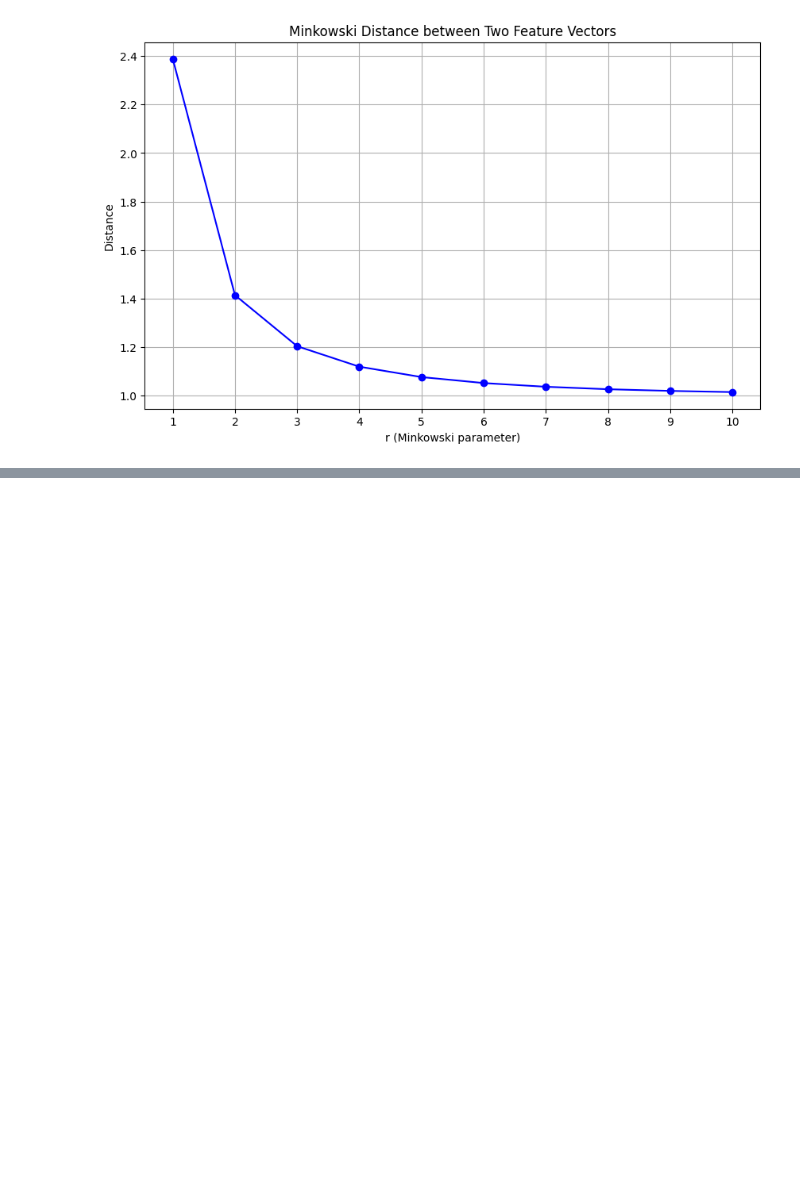
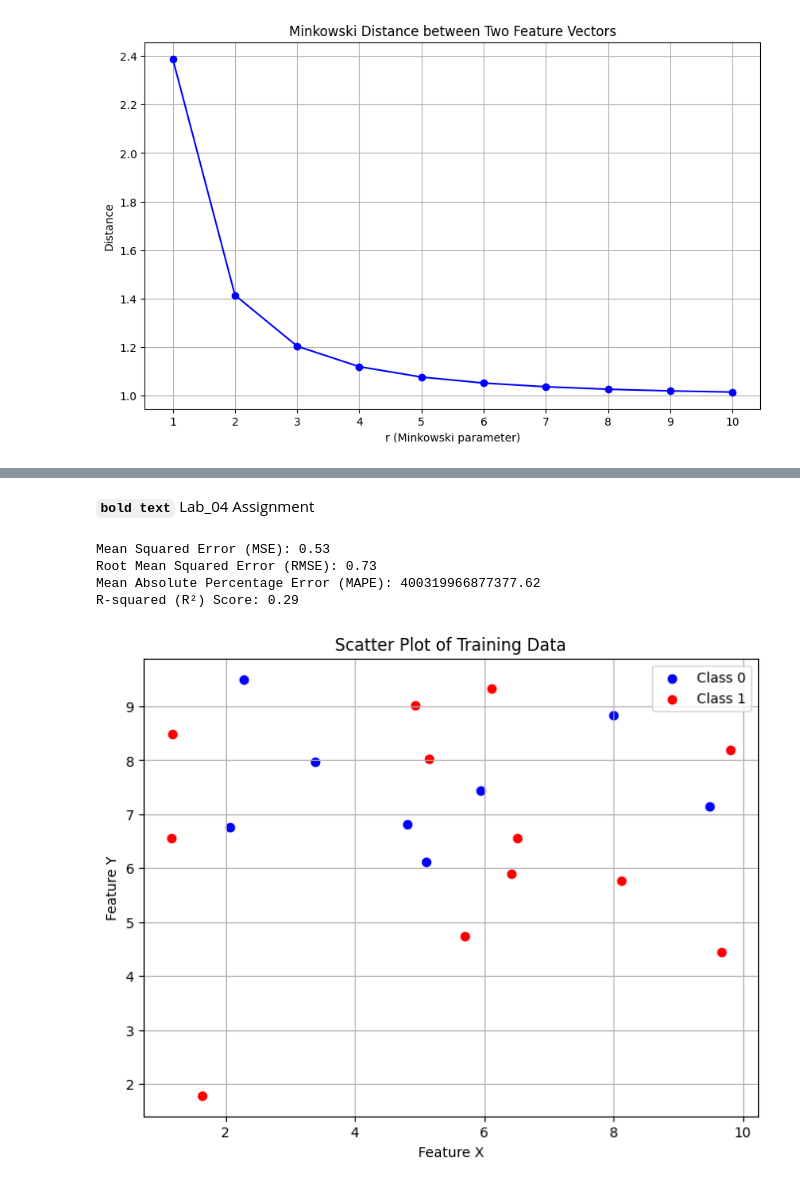
Before and after one commit to Arjun650/MachineLearning, a Jupyter notebook: lab_02Revised.ipynb, the cells around one changed output, grey strips where cells are left out. Cells and saved outputs as stored; diff of their text form; code cells hidden in the pictures; blank space fills up the shorter version.

```diff
--- a/lab_02Revised.ipynb
+++ b/lab_02Revised.ipynb
@@ -276,0 +280,62 @@ Accuracy: 0.60
+# %% [markdown]
+**`bold text`** Lab_04 Assignment
+# %%
+from sklearn.preprocessing import LabelEncoder
+
+# Initialize the LabelEncoder
+label_encoder = LabelEncoder()
+
+# Fit and transform y_train
+y_train_encoded = label_encoder.fit_transform(y_train)
+
+# Transform train_predictions using the same encoder
+train_predictions_encoded = label_encoder.transform(train_predictions)
+
+# Calculate MSE, RMSE, MAPE, and R2 Score using encoded labels
+mse = mean_squared_error(y_train_encoded, train_predictions_encoded)
+rmse = np.sqrt(mse)
+mape = mean_absolute_percentage_error(y_train_encoded, train_predictions_encoded)
+r2 = r2_score(y_train_encoded, train_predictions_encoded)
+
+# Print results
+print(f"Mean Squared Error (MSE): {mse:.2f}")
+print(f"Root Mean Squared Error (RMSE): {rmse:.2f}")
+print(f"Mean Absolute Percentage Error (MAPE): {mape:.2f}")
+print(f"R-squared (R²) Score: {r2:.2f}")
+# %% [output]
+Mean Squared Error (MSE): 0.53
+Root Mean Squared Error (RMSE): 0.73
+Mean Absolute Percentage Error (MAPE): 400319966877377.62
+R-squared (R²) Score: 0.29
+# %%
+import numpy as np
+import matplotlib.pyplot as plt
+
+# Seed for reproducibility
+np.random.seed(0)
+
+# Generate 20 random data points for X and Y
+X = np.random.uniform(1, 10, size=(20, 2))
+# Randomly assign classes: 0 (Blue) or 1 (Red)
+y = np.random.choice([0, 1], size=20)
+
+# Create a scatter plot
+plt.figure(figsize=(8, 6))
+
+# Plot points for class 0
+plt.scatter(X[y == 0][:, 0], X[y == 0][:, 1], color='blue', label='Class 0')
+
+# Plot points for class 1
+plt.scatter(X[y == 1][:, 0], X[y == 1][:, 1], color='red', label='Class 1')
+
+# Add labels and title
+plt.xlabel('Feature X')
+plt.ylabel('Feature Y')
+plt.title('Scatter Plot of Training Data')
+plt.legend()
+plt.grid(True)
+
+# Show plot
+plt.show()
+# %% [output]
+[figure, added]
```
Also changed, not shown: parts of 8 cells of this notebook.
